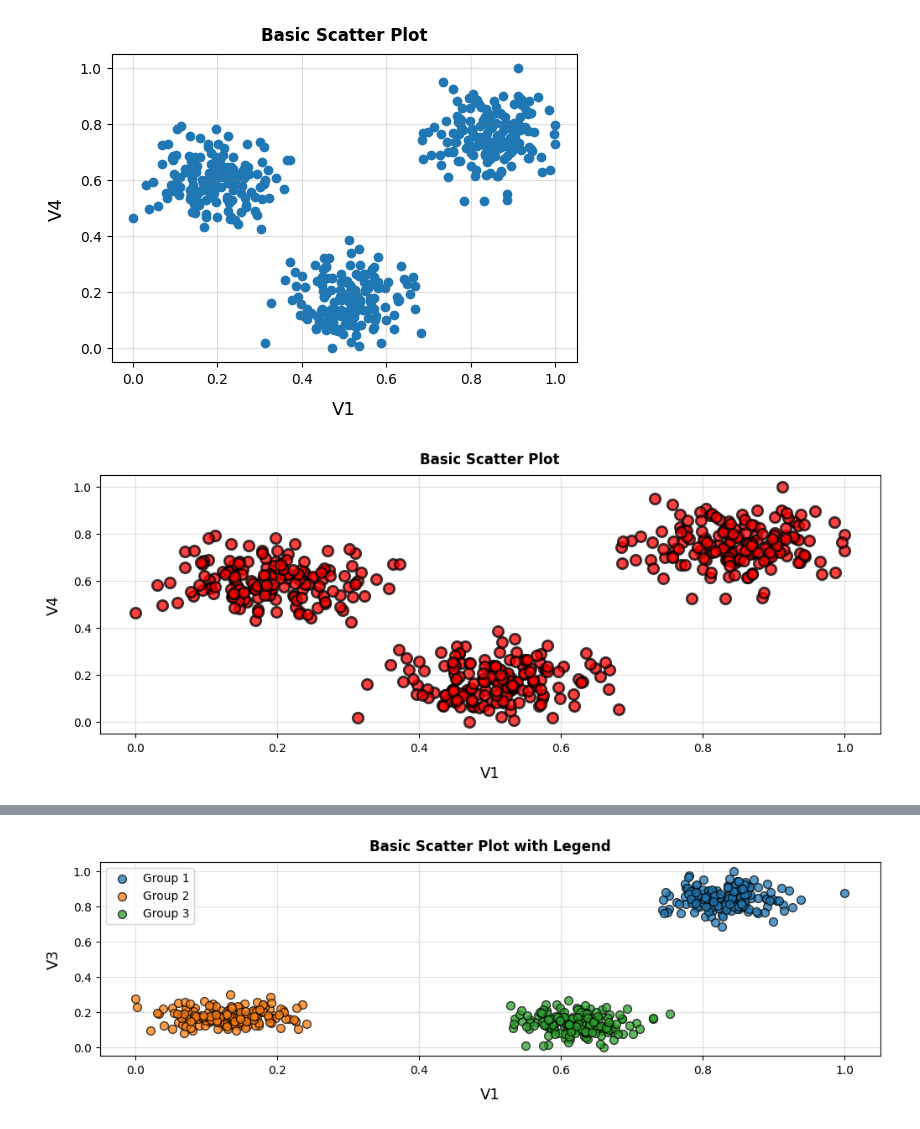
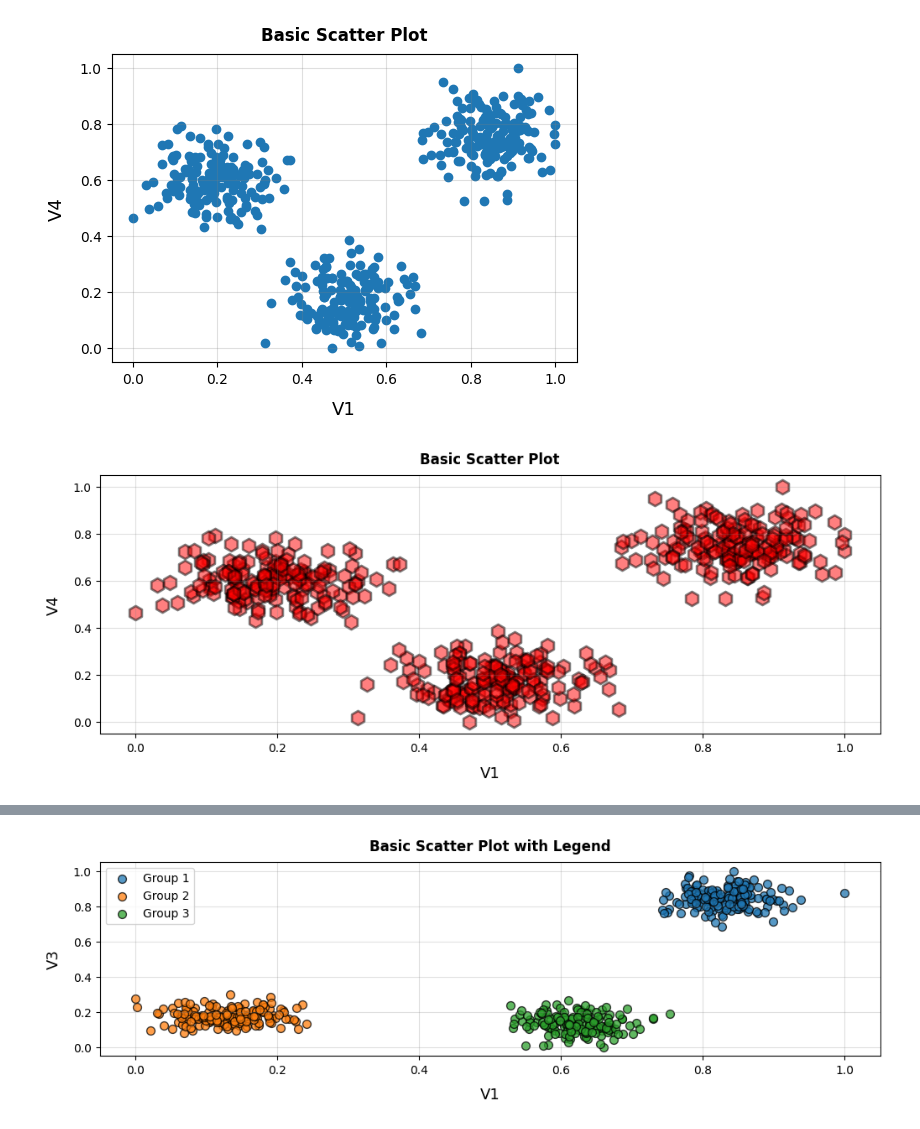
Before and after one commit to renatomaaliw3/public_files, a Jupyter notebook: CPE Electives (1 - 3)/01. Lectures Notebook/23. Data Visualization (Mathplotlib)/04. Data Visualization (PLT - Scatter Plots).ipynb, the cells around one changed output, grey strips where cells are left out. Cells and saved outputs as stored; diff of their text form; code cells hidden in the pictures.

```diff
--- a/CPE Electives (1 - 3)/01. Lectures Notebook/23. Data Visualization (Mathplotlib)/04. Data Visualization (PLT - Scatter Plots).ipynb
+++ b/CPE Electives (1 - 3)/01. Lectures Notebook/23. Data Visualization (Mathplotlib)/04. Data Visualization (PLT - Scatter Plots).ipynb
@@ -59,28 +61,28 @@ plt.show()
 # %%
 # B. Basic Scatter Plot (color, marker, marker shape, size, edgecolor, linewidths = 3)
 
 # Create a basic scatter plot
 plt.figure(figsize=(12, 4))
 
 # Plot Variable 1 against Variable 4
 plt.scatter(df['Variable 1'], df['Variable 4'], color = 'red',
-                                                marker = 'o',
-                                                s = 80,
-                                                alpha = 0.75,
+                                                marker = 'h',
+                                                s = 150,
+                                                alpha = 0.5,
                                                 edgecolor = 'black',
                                                 linewidths = 2)
 
 # Add labels and title
 plt.xlabel('V1', fontsize = 13, labelpad = 10)
 plt.ylabel('V4', fontsize = 13, labelpad = 10)
 plt.title('Basic Scatter Plot', pad = 10, fontweight = 'bold')
 
 # Show grid
 plt.grid(True, alpha = 0.25, color = 'gray')
 
 plt.show()
 
 # Link to possible marker values: https://matplotlib.org/stable/api/markers_api.html
 # Link to cmap values: https://matplotlib.org/stable/users/explain/colors/colormaps.html
 # %% [output]
-[figure, old version]
+[figure, new version]
```
Also changed, not shown: parts of 12 cells of this notebook.
